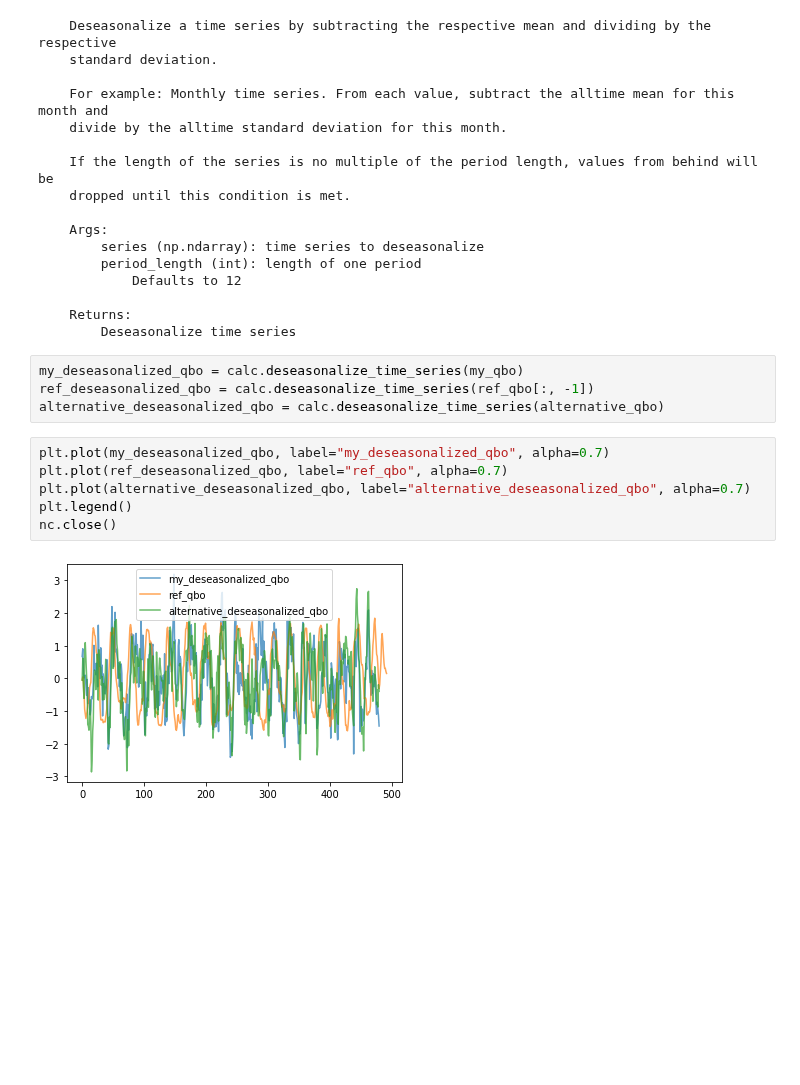
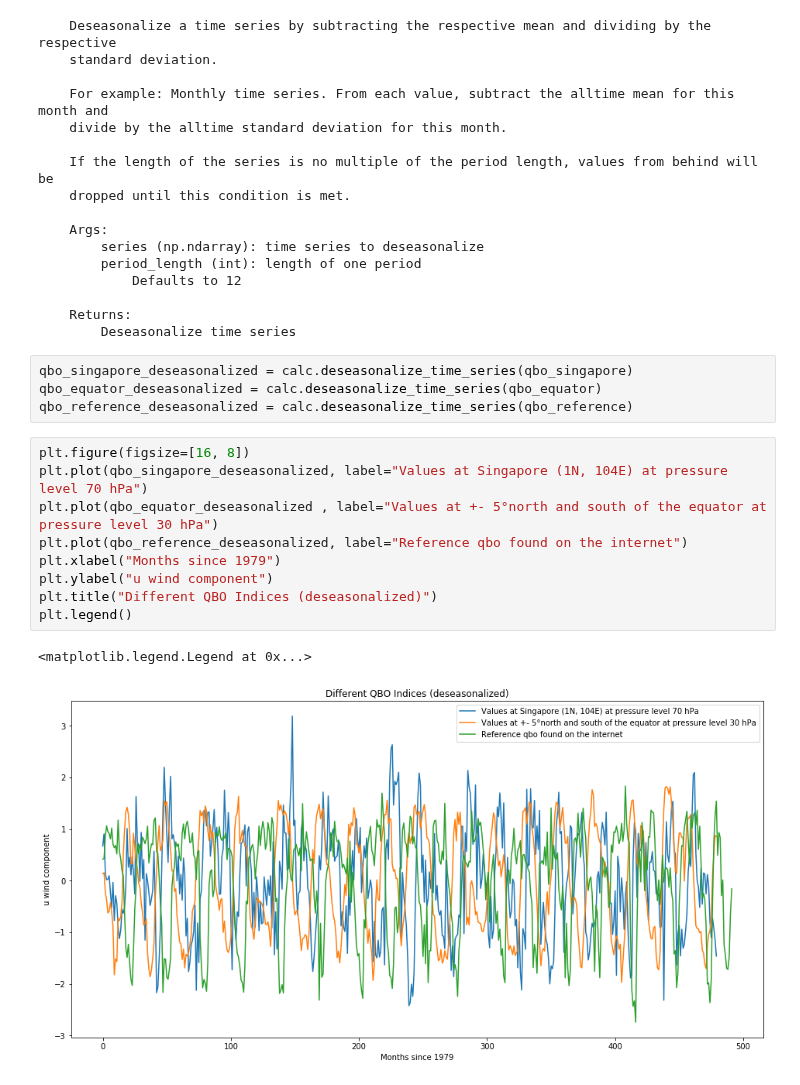
Before and after one commit to Climate-Data-Science/Climate-Similarity-Metrics, a Jupyter notebook: 3_deriving_QBO.ipynb, the cells around one changed output. Cells and saved outputs as stored; diff of their text form; blank space fills up the shorter version.

```diff
--- a/3_deriving_QBO.ipynb
+++ b/3_deriving_QBO.ipynb
@@ -66,14 +89,18 @@ print(calc.deseasonalize_time_series.__doc__)
     Returns:
         Deseasonalize time series
 # %%
-my_deseasonalized_qbo = calc.deseasonalize_time_series(my_qbo)
-ref_deseasonalized_qbo = calc.deseasonalize_time_series(ref_qbo[:, -1])
-alternative_deseasonalized_qbo = calc.deseasonalize_time_series(alternative_qbo)
+qbo_singapore_deseasonalized = calc.deseasonalize_time_series(qbo_singapore)
+qbo_equator_deseasonalized = calc.deseasonalize_time_series(qbo_equator)
+qbo_reference_deseasonalized = calc.deseasonalize_time_series(qbo_reference)
-# %%
-plt.plot(my_deseasonalized_qbo, label="my_deseasonalized_qbo", alpha=0.7)
-plt.plot(ref_deseasonalized_qbo, label="ref_qbo", alpha=0.7)
-plt.plot(alternative_deseasonalized_qbo, label="alternative_deseasonalized_qbo", alpha=0.7)
-plt.legend()
-nc.close()
-# %% [output]
-[figure, removed]
+# %%
+plt.figure(figsize=[16, 8])
+plt.plot(qbo_singapore_deseasonalized, label="Values at Singapore (1N, 104E) at pressure level 70 hPa")
+plt.plot(qbo_equator_deseasonalized , label="Values at +- 5°north and south of the equator at pressure level 30 hPa")
+plt.plot(qbo_reference_deseasonalized, label="Reference qbo found on the internet")
+plt.xlabel("Months since 1979")
+plt.ylabel("u wind component")
+plt.title("Different QBO Indices (deseasonalized)")
+plt.legend()
+# %% [output]
+<matplotlib.legend.Legend at 0x...>
+[figure, added]
```
Also changed, not shown: parts of 10 cells of this notebook, 7 other files.
